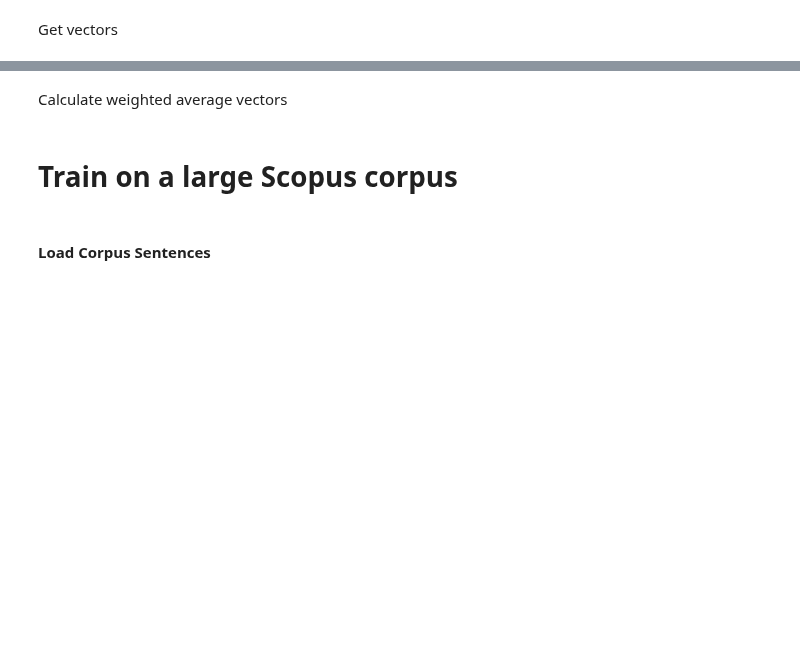
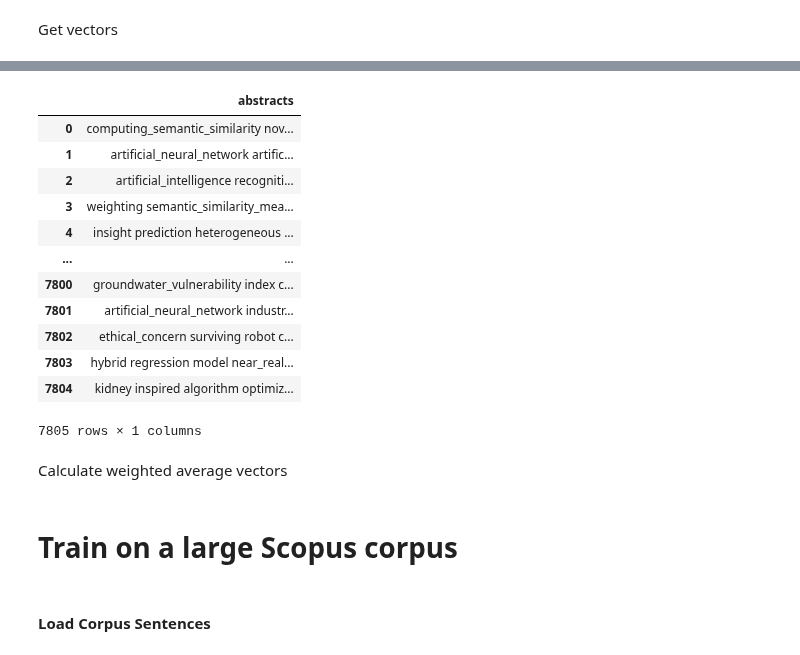
Before and after one commit to sahandv/science_science, a Jupyter notebook: FastText_embedding-local.ipynb, the cells around one changed output, grey strips where cells are left out. Cells and saved outputs as stored; diff of their text form; code cells hidden in the pictures; blank space fills up the shorter version.

```diff
--- a/FastText_embedding-local.ipynb
+++ b/FastText_embedding-local.ipynb
@@ -377,3 +366,19 @@ corpus_tokens_probabilities['vector'] = vectors
+# %%
+corpus
+# %% [output]
+|  | abstracts |
+| 0 | computing_semantic_similarity nov... |
+| 1 | artificial_neural_network artific... |
+| 2 | artificial_intelligence recogniti... |
+| 3 | weighting semantic_similarity_mea... |
+| 4 | insight prediction heterogeneous ... |
+| ... | ... |
+| 7800 | groundwater_vulnerability index c... |
+| 7801 | artificial_neural_network industr... |
+| 7802 | ethical_concern surviving robot c... |
+| 7803 | hybrid regression model near_real... |
+| 7804 | kidney inspired algorithm optimiz... |
+7805 rows × 1 columns
 # %% [markdown]
 Calculate weighted average vectors
 # %%
```
Also changed, not shown: parts of 21 cells of this notebook.
